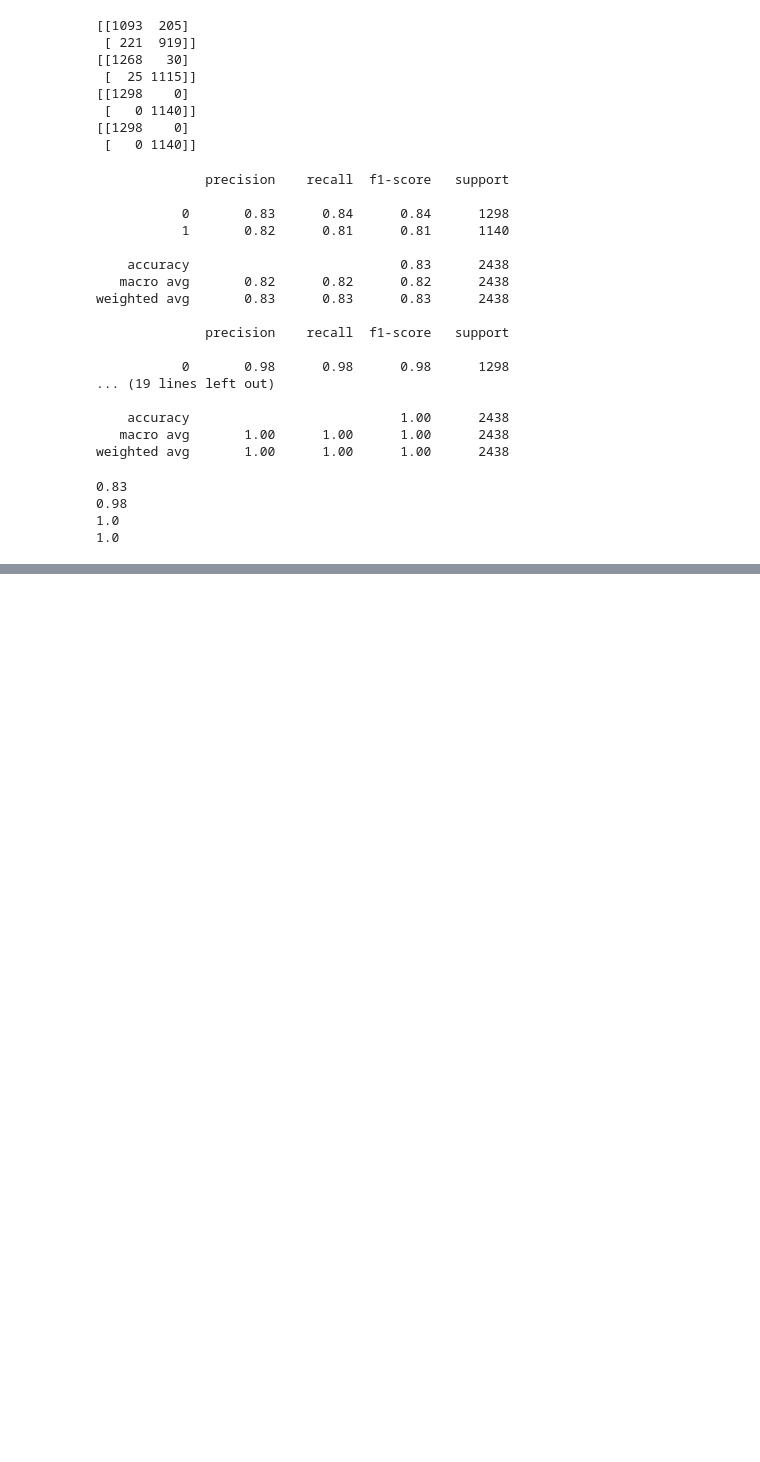
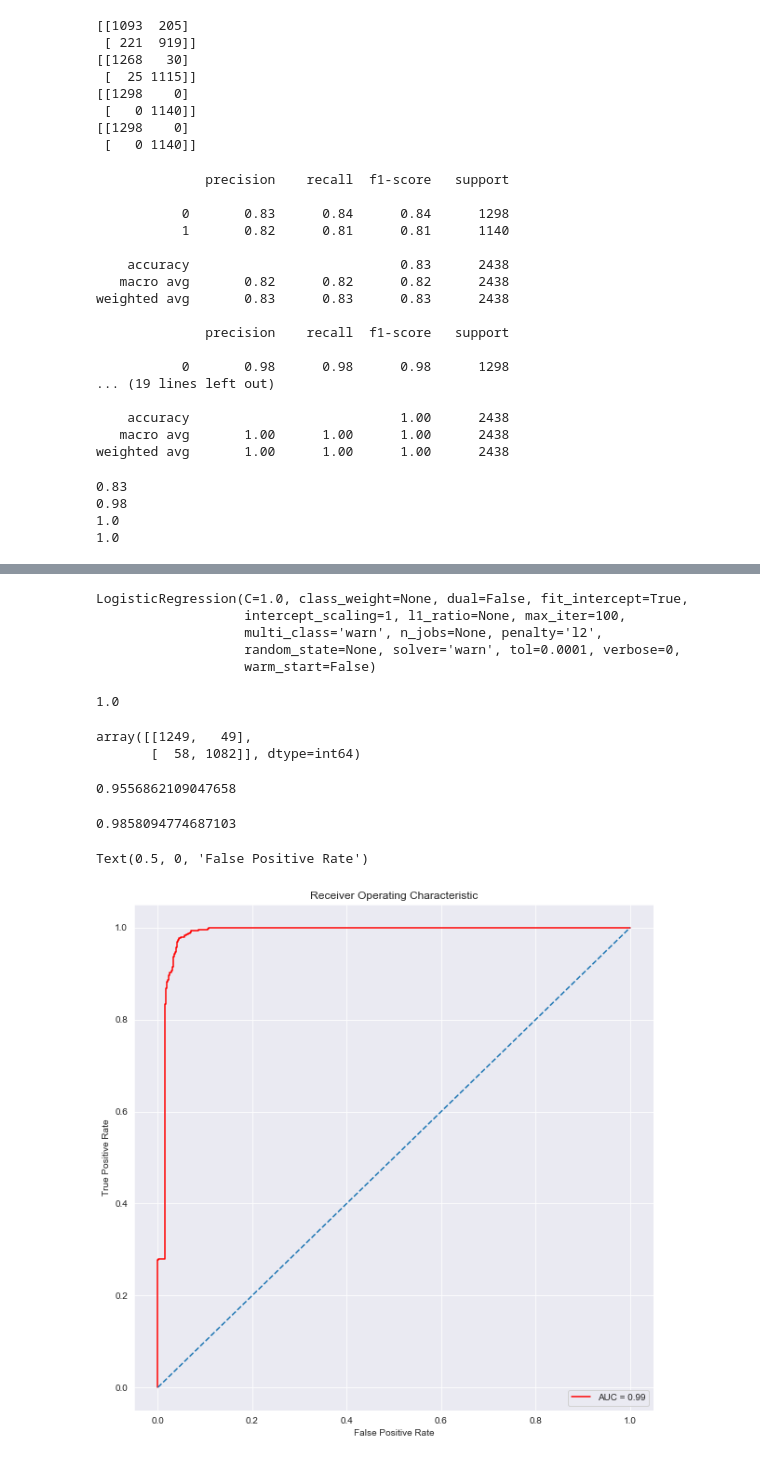
Before and after one commit to yifanWangCoding/MushroomClassification_550, a Jupyter notebook: Mushroom/dsci550.ipynb, the cells around one changed output, grey strips where cells are left out. Saved outputs shown, nothing was run; the diff lists cells and outputs as text; code cells hidden in the pictures; blank space fills up the shorter version.

Commit message:
up bayes, svc, and logistic regression

```diff
--- a/Mushroom/dsci550.ipynb
+++ b/Mushroom/dsci550.ipynb
@@ -341,0 +344,50 @@ print(accuracy_score(y_test_encode,y_pred_rbf))
+# %%
+from sklearn.linear_model import LogisticRegression
+from sklearn.model_selection import cross_val_score
+from sklearn import metrics
+
+model_LR= LogisticRegression()
+# %%
+model_LR.fit(X_train_encode,y_train_encode)
+# %% [output]
+LogisticRegression(C=1.0, class_weight=None, dual=False, fit_intercept=True,
+                   intercept_scaling=1, l1_ratio=None, max_iter=100,
+                   multi_class='warn', n_jobs=None, penalty='l2',
+                   random_state=None, solver='warn', tol=0.0001, verbose=0,
+                   warm_start=False)
+# %%
+y_prob = model_LR.predict_proba(X_test_encode)[:,1] # This will give you positive class prediction probabilities
+y_pred = np.where(y_prob > 0.5, 1, 0) # This will threshold the probabilities to give class predictions.
+model_LR.score(X_test_encode, y_pred)
+# %% [output]
+1.0
+# %%
+confusion_matrix=metrics.confusion_matrix(y_test_encode,y_pred)
+confusion_matrix
+# %% [output]
+array([[1249,   49],
+       [  58, 1082]], dtype=int64)
+# %%
+auc_roc=metrics.roc_auc_score(y_test_encode,y_pred)
+auc_roc
+# %% [output]
+0.9556862109047658
+# %%
+from sklearn.metrics import roc_curve, auc
+false_positive_rate, true_positive_rate, thresholds = roc_curve(y_test_encode, y_prob)
+roc_auc = auc(false_positive_rate, true_positive_rate)
+roc_auc
+# %% [output]
+0.9858094774687103
+# %%
+plt.figure(figsize=(10,10))
+plt.title('Receiver Operating Characteristic')
+plt.plot(false_positive_rate,true_positive_rate, color='red',label = 'AUC = %0.2f' % roc_auc)
+plt.legend(loc = 'lower right')
+plt.plot([0, 1], [0, 1],linestyle='--')
+plt.axis('tight')
+plt.ylabel('True Positive Rate')
+plt.xlabel('False Positive Rate')
+# %% [output]
+Text(0.5, 0, 'False Positive Rate')
+[figure, added]
```
Also changed, not shown: parts of 1 cell of this notebook.
